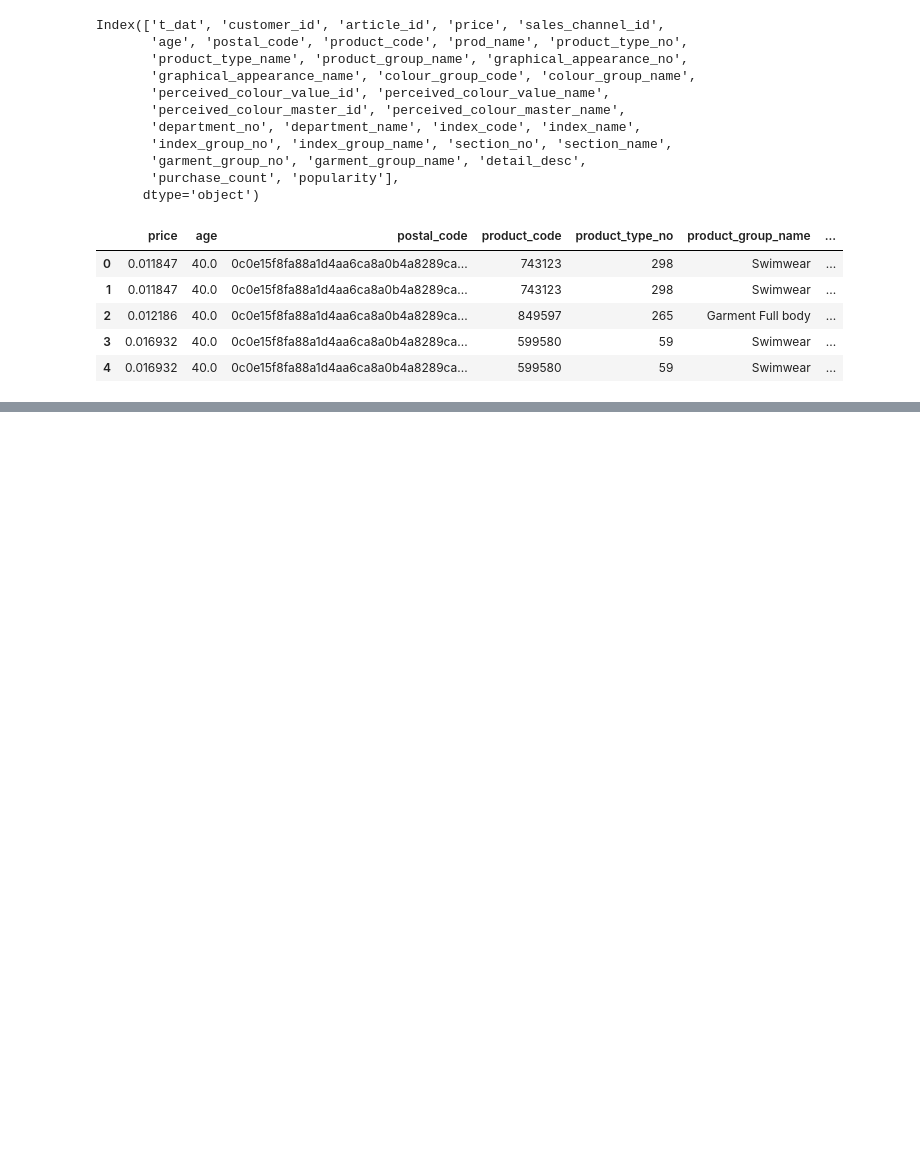
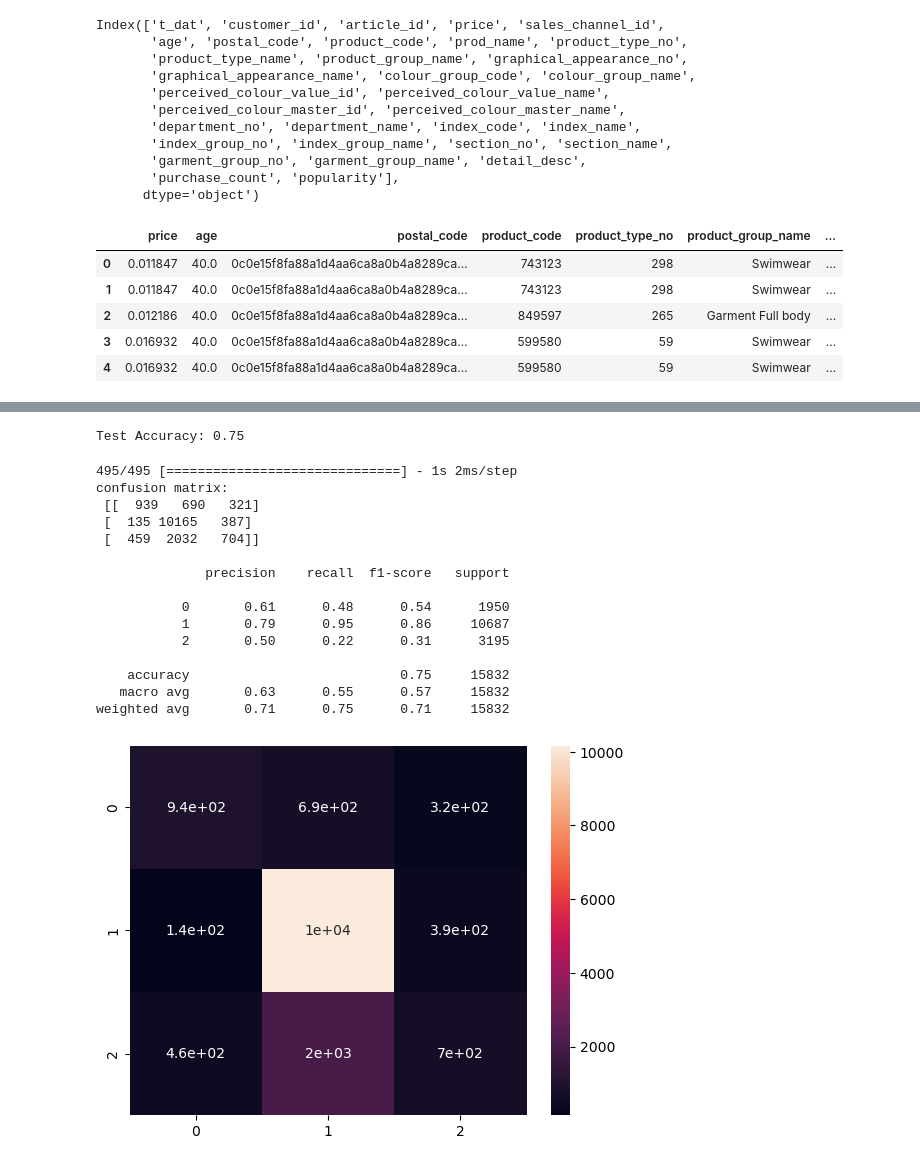
Before and after one commit to anbitasiregar/fashion-recommendations, a Jupyter notebook: notebooks/recommender_system.ipynb, the cells around one changed output, grey strips where cells are left out. Drawn from its saved outputs; the diff is of its cells as text; code cells hidden in the pictures; blank space fills up the shorter version.

```diff
--- a/notebooks/recommender_system.ipynb
+++ b/notebooks/recommender_system.ipynb
@@ -298,0 +431,2 @@ X, y = merged_df.drop(columns=TARGET, axis=1), merged_df[TARGET]
+# %%
+X_2, y_2 = modeldata_df.drop(columns=TARGET, axis=1), modeldata_df[TARGET]
@@ -298,0 +440,4 @@ X, y = merged_df.drop(columns=TARGET, axis=1), merged_df[TARGET]
+# %%
+# Split data into training, validation, and test sets
+X_train_2, X_temp_2, y_train_2, y_temp_2 = train_test_split(X_2, y_onehot_2, test_size=0.3, random_state=42)
+X_val_2, X_test_2, y_val_2, y_test_2 = train_test_split(X_temp_2, y_temp_2, test_size=0.5, random_state=42)
@@ -298,0 +461,20 @@ X, y = merged_df.drop(columns=TARGET, axis=1), merged_df[TARGET]
+# %%
+# Initial model: ANN Model
+# with LeakyRelu and learning rate scheduler
+
+ann_model = Sequential([
+    Dense(64, input_dim=input_dim),
+    LeakyReLU(alpha=0.1),
+    Dropout(0.3),
+    Dense(32, activation="sigmoid"),
+    LeakyReLU(alpha=0.1),
+    Dropout(0.3),
+    Dense(output_dim, activation='softmax')
+])
+
+# Compile the model
+ann_model.compile(optimizer=Adam(learning_rate=0.001),
+              loss='categorical_crossentropy',
+              metrics=['accuracy'])
+
+ann_model.summary()
@@ -298,0 +499,9 @@ X, y = merged_df.drop(columns=TARGET, axis=1), merged_df[TARGET]
+# %%
+# Train the model
+history = ann_model.fit(
+    X_train_scaled_2, y_train_2,
+    validation_data=(X_val_scaled_2, y_val_2),
+    epochs=50,
+    batch_size=32,
+    callbacks=[early_stopping, lr_scheduler]
+)
@@ -298,0 +526,33 @@ X, y = merged_df.drop(columns=TARGET, axis=1), merged_df[TARGET]
+# %%
+# Evaluate on the test set
+test_loss, test_accuracy = ann_model.evaluate(X_test_scaled_2, y_test_2, verbose=0)
+print(f"Test Accuracy: {test_accuracy:.2f}")
+# %% [output]
+Test Accuracy: 0.75
+# %%
+# Predict on test data
+y_pred_probs = ann_model.predict(X_test_scaled_2)
+y_pred_classes = np.argmax(y_pred_probs, axis=1)
+
+# Decode the predicted and true labels
+y_test_classes = np.argmax(y_test_2.values, axis=1)
+
+# Confusion Matrix
+helper.print_confusion_matrix_details(y_test_classes, y_pred_classes)
+# %% [output]
+495/495 [==============================] - 1s 2ms/step
+confusion matrix:
+ [[  939   690   321]
+ [  135 10165   387]
+ [  459  2032   704]]
+
+              precision    recall  f1-score   support
+
+           0       0.61      0.48      0.54      1950
+           1       0.79      0.95      0.86     10687
+           2       0.50      0.22      0.31      3195
+
+    accuracy                           0.75     15832
+   macro avg       0.63      0.55      0.57     15832
+weighted avg       0.71      0.75      0.71     15832
+[figure, added]
```
Also changed, not shown: parts of 43 cells of this notebook.
